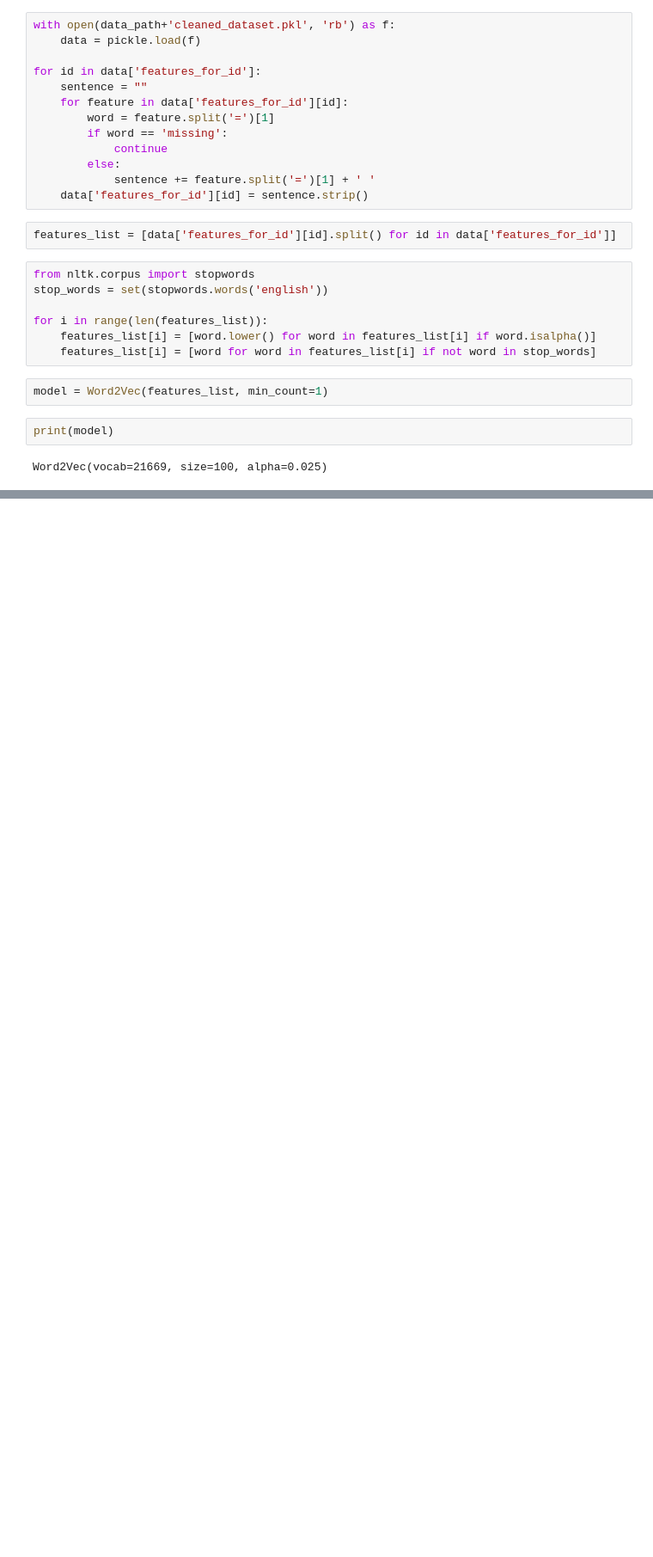
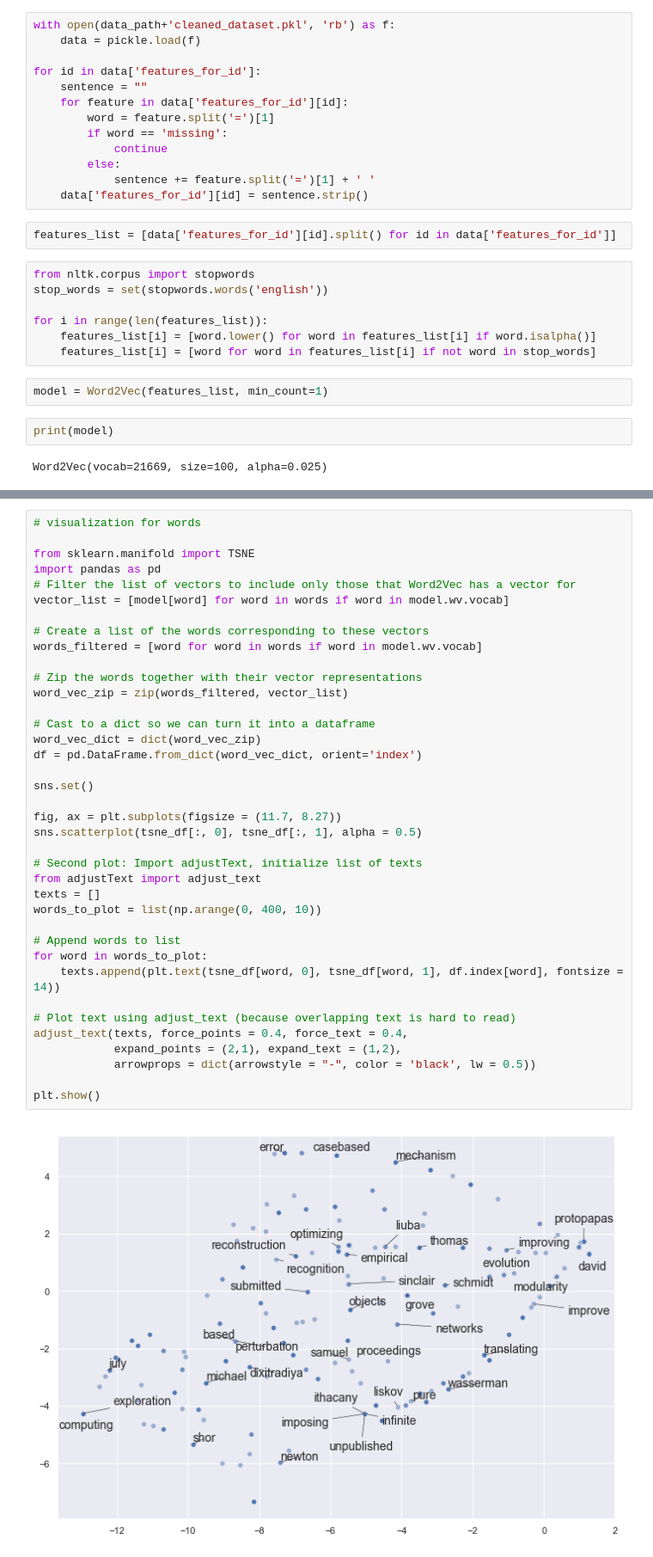
Before and after one commit to shayanfazeli/crfforcora, a Jupyter notebook: CRF-CORA.ipynb, the cells around one changed output, grey strips where cells are left out. Shown: that part at 86% size. Drawn from its saved outputs; the diff is of its cells as text; blank space fills up the shorter version.

```diff
--- a/CRF-CORA.ipynb
+++ b/CRF-CORA.ipynb
@@ -46,0 +112,40 @@ print(words)
+# %%
+# visualization for words
+
+from sklearn.manifold import TSNE
+import pandas as pd
+# Filter the list of vectors to include only those that Word2Vec has a vector for
+vector_list = [model[word] for word in words if word in model.wv.vocab]
+
+# Create a list of the words corresponding to these vectors
+words_filtered = [word for word in words if word in model.wv.vocab]
+
+# Zip the words together with their vector representations
+word_vec_zip = zip(words_filtered, vector_list)
+
+# Cast to a dict so we can turn it into a dataframe
+word_vec_dict = dict(word_vec_zip)
+df = pd.DataFrame.from_dict(word_vec_dict, orient='index')
+
+sns.set()
+
+fig, ax = plt.subplots(figsize = (11.7, 8.27))
+sns.scatterplot(tsne_df[:, 0], tsne_df[:, 1], alpha = 0.5)
+
+# Second plot: Import adjustText, initialize list of texts
+from adjustText import adjust_text
+texts = []
+words_to_plot = list(np.arange(0, 400, 10))
+
+# Append words to list
+for word in words_to_plot:
+    texts.append(plt.text(tsne_df[word, 0], tsne_df[word, 1], df.index[word], fontsize = 14))
+
+# Plot text using adjust_text (because overlapping text is hard to read)
+adjust_text(texts, force_points = 0.4, force_text = 0.4,
+            expand_points = (2,1), expand_text = (1,2),
+            arrowprops = dict(arrowstyle = "-", color = 'black', lw = 0.5))
+
+plt.show()
+# %% [output]
+[figure, added]
```
Also changed, not shown: parts of 6 cells of this notebook.
